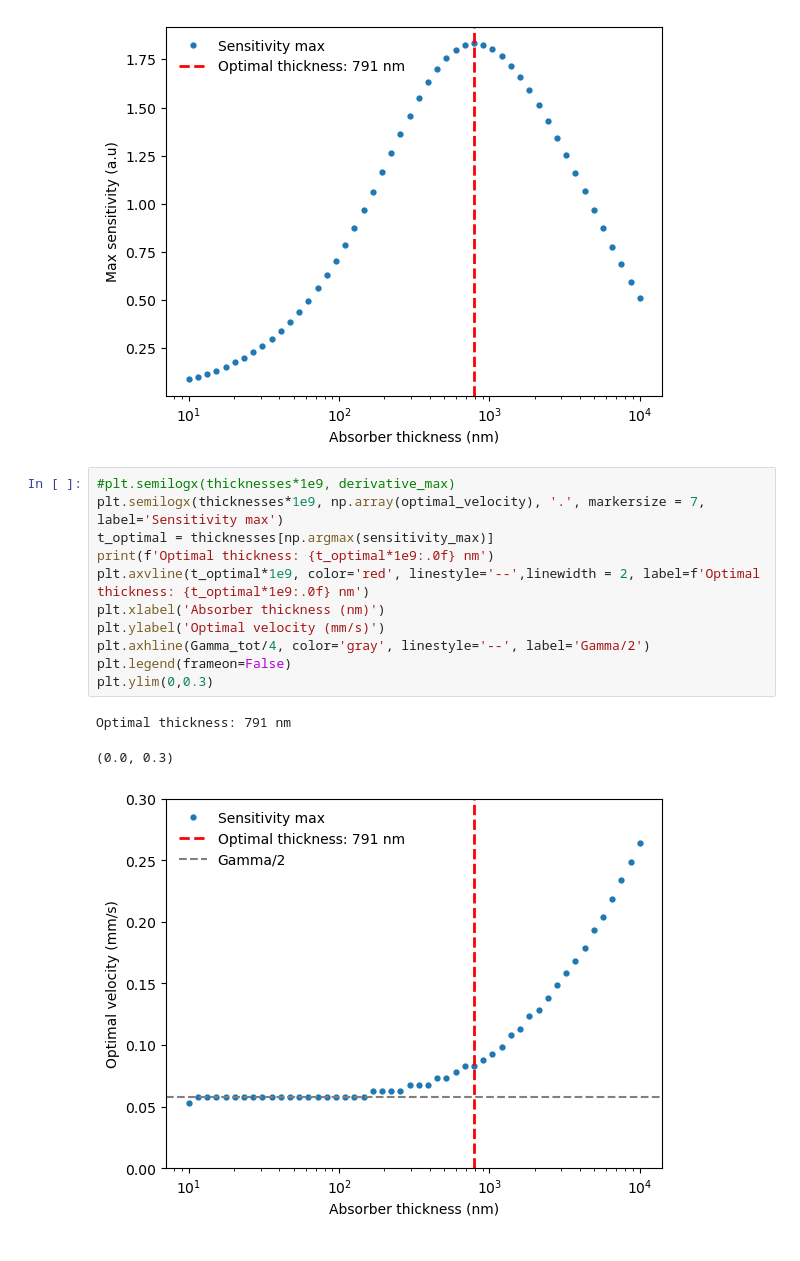
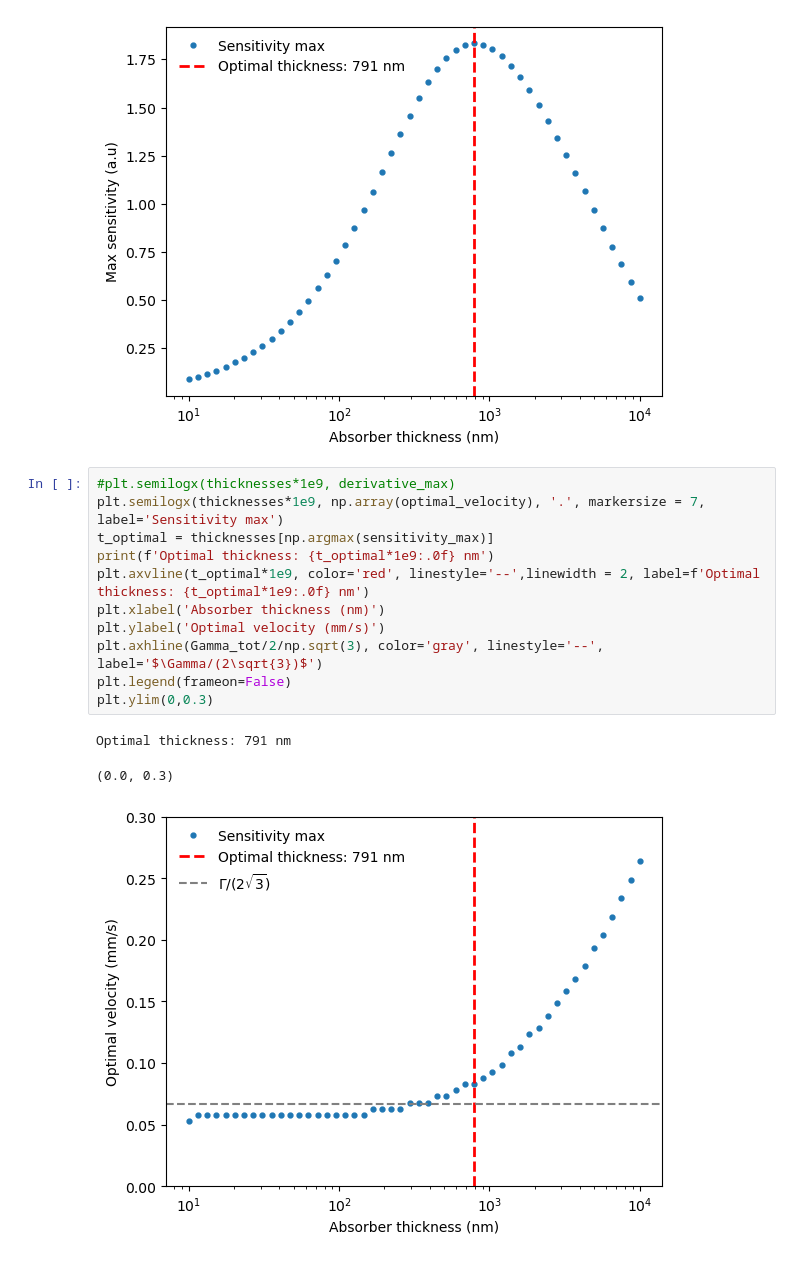
Before and after one commit to StanfordMossbauer/mossbauer_analysis, a Jupyter notebook: examples/Fe_thickness_sensitivity_scan.ipynb, the cells around one changed output. Drawn from its saved outputs; the diff is of its cells as text.

```diff
--- a/examples/Fe_thickness_sensitivity_scan.ipynb
+++ b/examples/Fe_thickness_sensitivity_scan.ipynb
@@ -193,15 +193,15 @@ Optimal thickness: 791 nm
 # %%
 #plt.semilogx(thicknesses*1e9, derivative_max)
 plt.semilogx(thicknesses*1e9, np.array(optimal_velocity), '.', markersize = 7, label='Sensitivity max')
 t_optimal = thicknesses[np.argmax(sensitivity_max)]
 print(f'Optimal thickness: {t_optimal*1e9:.0f} nm')
 plt.axvline(t_optimal*1e9, color='red', linestyle='--',linewidth = 2, label=f'Optimal thickness: {t_optimal*1e9:.0f} nm')
 plt.xlabel('Absorber thickness (nm)')
 plt.ylabel('Optimal velocity (mm/s)')
-plt.axhline(Gamma_tot/4, color='gray', linestyle='--', label='Gamma/2')
+plt.axhline(Gamma_tot/2/np.sqrt(3), color='gray', linestyle='--', label='$\Gamma/(2\sqrt{3})$')
 plt.legend(frameon=False)
 plt.ylim(0,0.3)
 # %% [output]
 Optimal thickness: 791 nm
 (0.0, 0.3)
-[figure, old version]
+[figure, new version]
```
Also changed, not shown: parts of 1 cell of this notebook.
